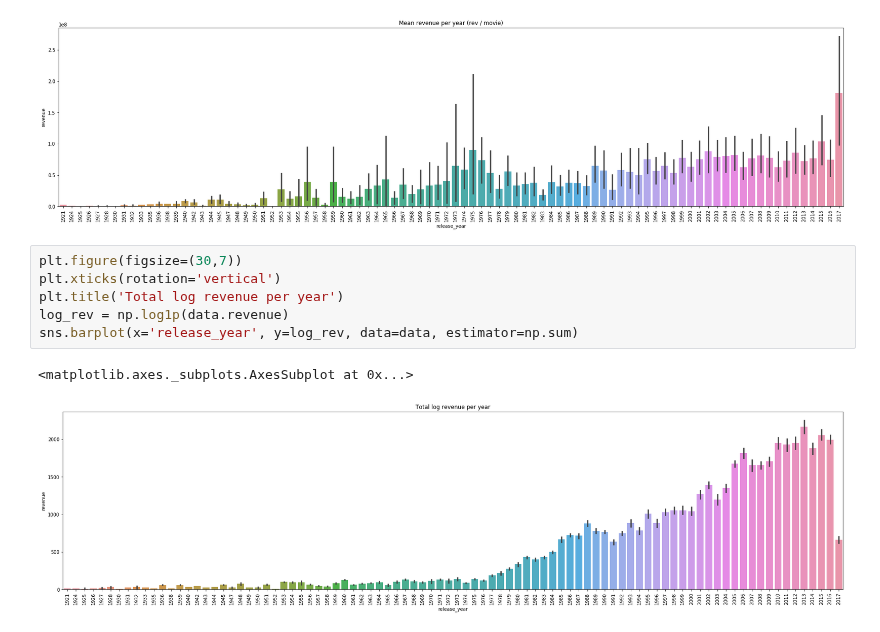
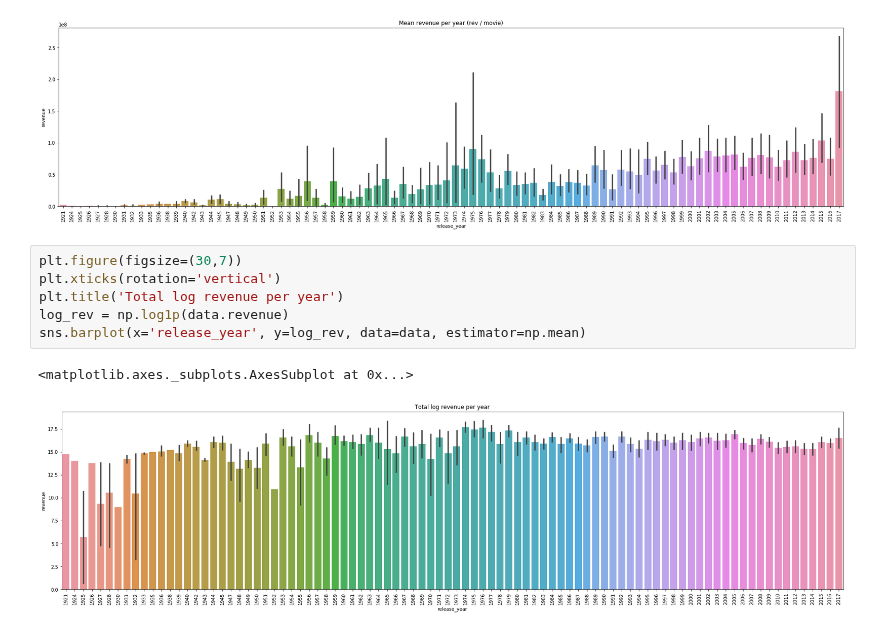
Before and after one commit to Cruzzor/BoxOffice, a Jupyter notebook: exploration_marcel.ipynb, the cells around one changed output. Saved outputs shown, nothing was run; the diff lists cells and outputs as text.

Commit message:
Analysing release date

```diff
--- a/exploration_marcel.ipynb
+++ b/exploration_marcel.ipynb
@@ -346,9 +347,9 @@ sns.barplot(x='release_year', y='revenue', data=data, estimator=np.mean)
 # %%
 plt.figure(figsize=(30,7))
 plt.xticks(rotation='vertical')
 plt.title('Total log revenue per year')
 log_rev = np.log1p(data.revenue)
-sns.barplot(x='release_year', y=log_rev, data=data, estimator=np.sum)
+sns.barplot(x='release_year', y=log_rev, data=data, estimator=np.mean)
 # %% [output]
 <matplotlib.axes._subplots.AxesSubplot at 0x...>
-[figure, old version]
+[figure, new version]
```
Also changed, not shown: parts of 9 cells of this notebook, 1 other file.
